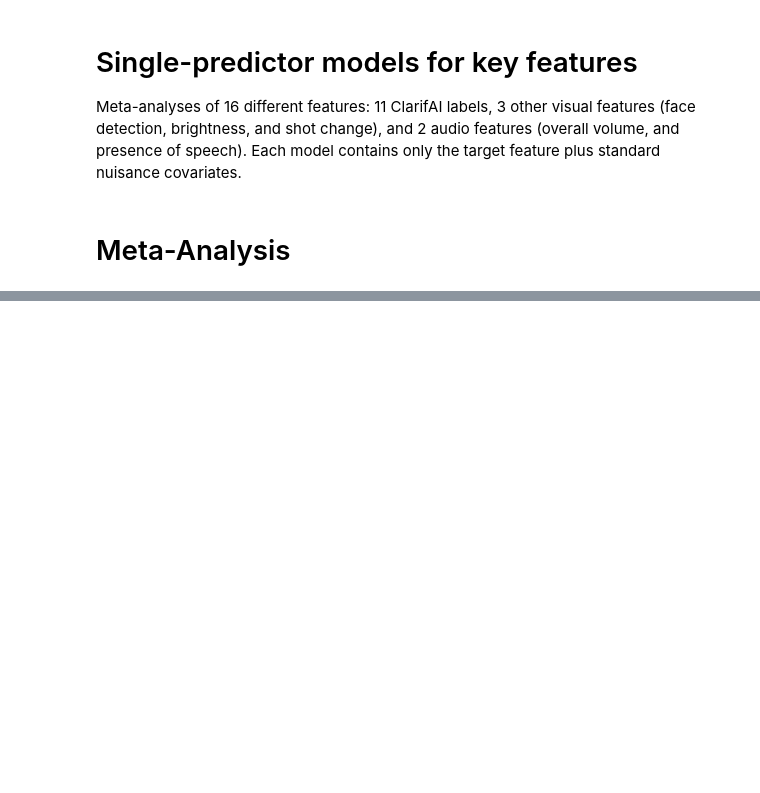
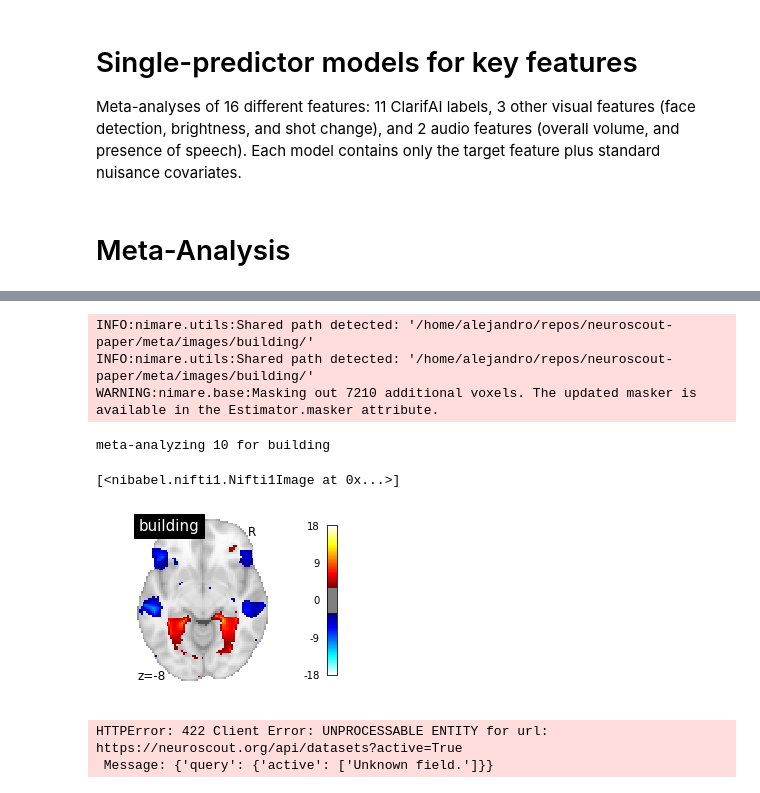
Before and after one commit to rbroc/neuroscout-paper, a Jupyter notebook: meta/01 - basic features.ipynb, the cells around one changed output, grey strips where cells are left out. Cells and saved outputs as stored; diff of their text form; code cells hidden in the pictures; blank space fills up the shorter version.

```diff
--- a/meta/01 - basic features.ipynb
+++ b/meta/01 - basic features.ipynb
@@ -209,0 +111,21 @@ INFO:nimare.utils:Shared path detected: '/home/alejandro/repos/neuroscout-paper/
+# %%
+# No NNDB
+
+analyze_dataset(
+    single_predictors['building'],
+    collection_kwargs={'estimator': 'afni'},
+    exclude_datasets=['NaturalisticNeuroimagingDatabase'],
+    plot_kwargs=dict(vmax=18, threshold=3.29, cut_coords=[-8])
+)
+# %% [output]
+INFO:nimare.utils:Shared path detected: '/home/alejandro/repos/neuroscout-paper/meta/images/building/'
+INFO:nimare.utils:Shared path detected: '/home/alejandro/repos/neuroscout-paper/meta/images/building/'
+WARNING:nimare.base:Masking out 7210 additional voxels. The updated masker is available in the Estimator.masker attribute.
+meta-analyzing 10 for building
+[<nibabel.nifti1.Nifti1Image at 0x...>]
+[figure, added]
+# %%
+datasets = [d['name'] for d in ns.datasets.get(True)]
+# %% [output]
+HTTPError: 422 Client Error: UNPROCESSABLE ENTITY for url: https://neuroscout.org/api/datasets?active=True
+ Message: {'query': {'active': ['Unknown field.']}}
```
Also changed, not shown: parts of 16 cells of this notebook, 1 other file.
